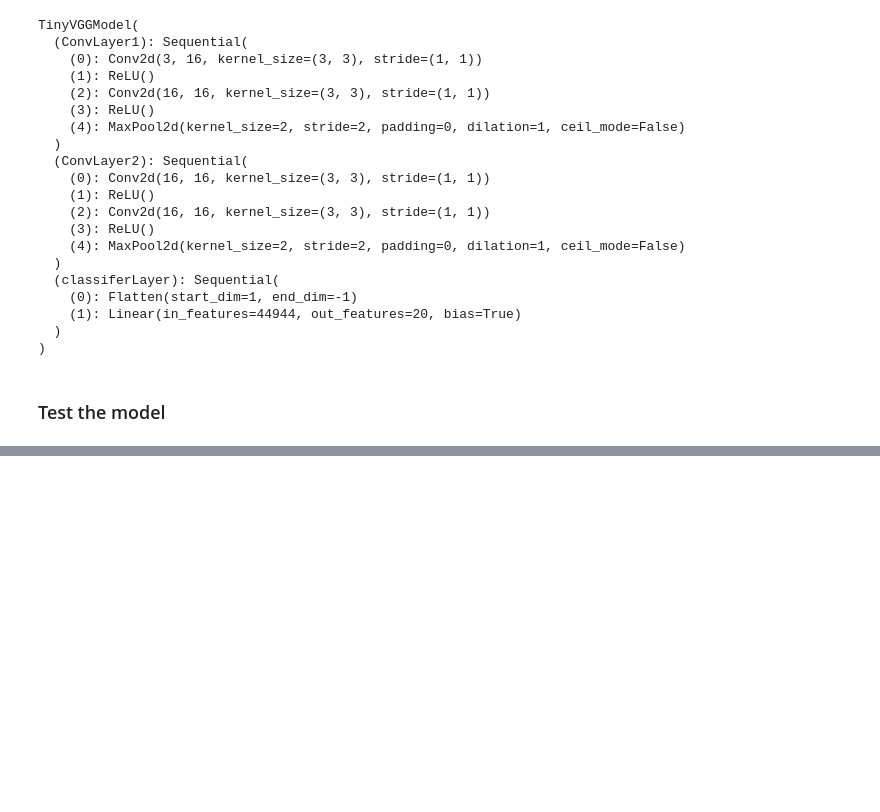
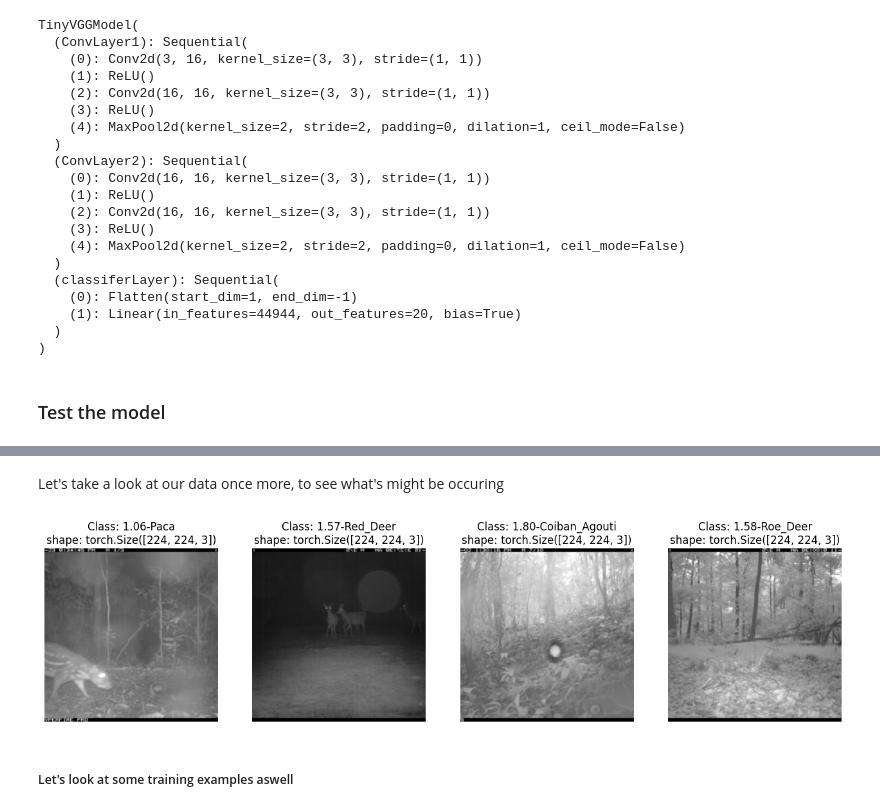
Before and after one commit to SebastianHybel/trapCameraClassificationCNN, a Jupyter notebook: presentation.ipynb, the cells around one changed output, grey strips where cells are left out. Cells and saved outputs as stored; diff of their text form; code cells hidden in the pictures; blank space fills up the shorter version.

```diff
--- a/presentation.ipynb
+++ b/presentation.ipynb
@@ -92,0 +97,10 @@ plotLossAndAccuracy(resultPath, 1)
+# %% [markdown]
+Let's take a look at our data once more, to see what's might be occuring
+# %%
+displayRandomImages(dataset= testData,
+                    classes=classNames,
+                    n=4)
+# %% [output]
+[figure, added]
+# %% [markdown]
+##### Let's look at some training examples aswell
```
Also changed, not shown: parts of 16 cells of this notebook.
